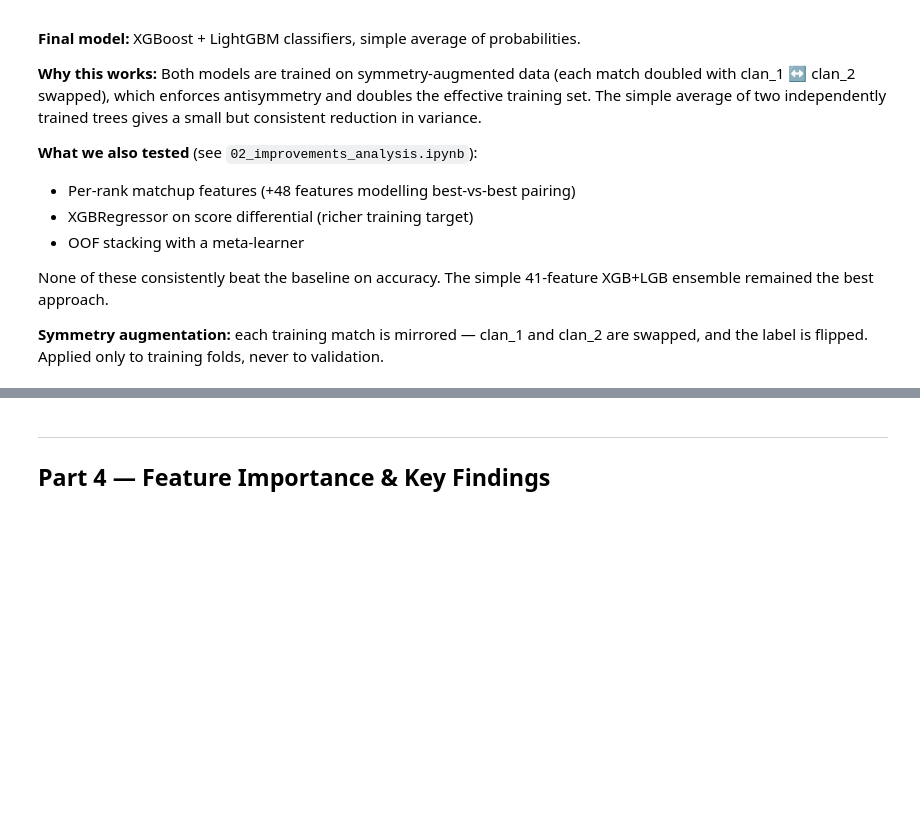
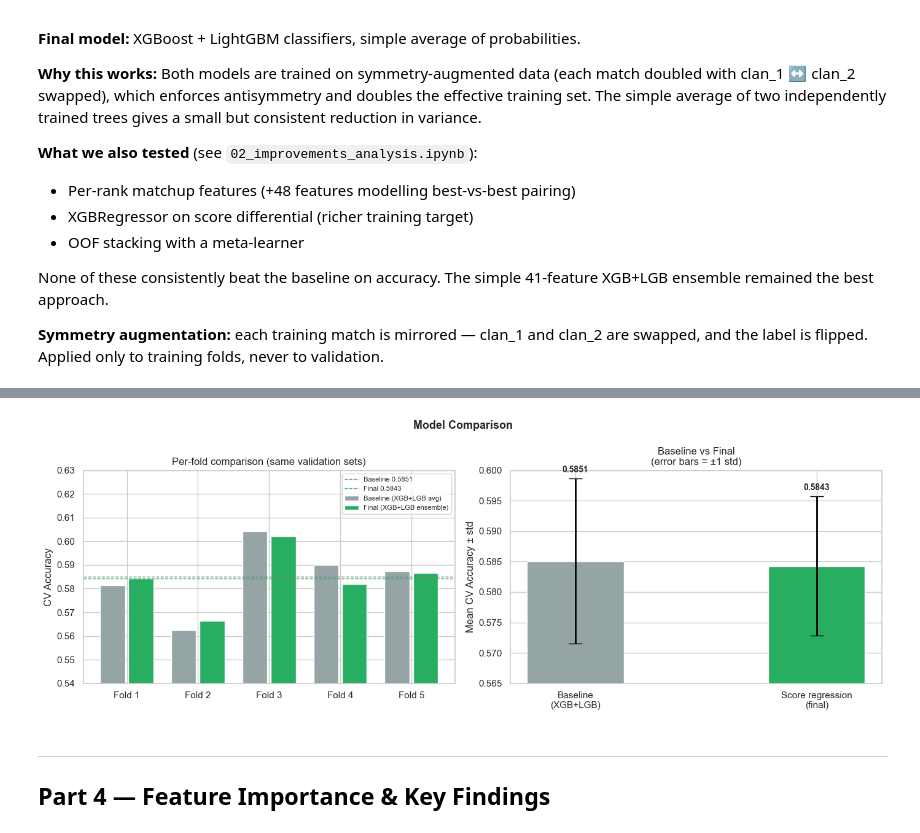
Before and after one commit to MarijaGijic/nordeus-data-science-challenge, a Jupyter notebook: notebooks/03_final_submission.ipynb, the cells around one changed output, grey strips where cells are left out. Saved outputs shown, nothing was run; the diff lists cells and outputs as text; code cells hidden in the pictures; blank space fills up the shorter version.

```diff
--- a/notebooks/03_final_submission.ipynb
+++ b/notebooks/03_final_submission.ipynb
@@ -315,38 +363,40 @@ for name, scores in [('XGB', xgb_scores), ('LGB', lgb_scores), ('Ensemble', ens_
 V1_FOLD_SCORES = [0.5815, 0.5624, 0.6042, 0.5899, 0.5874]
 
 fig, axes = plt.subplots(1, 2, figsize=(14, 5))
 
 x = np.arange(1, 6)
 axes[0].bar(x - 0.2, V1_FOLD_SCORES, 0.35, label='Baseline (XGB+LGB avg)', color='#95a5a6')
-axes[0].bar(x + 0.2, reg_scores,     0.35, label='Final (Score regression)', color='#27ae60')
+axes[0].bar(x + 0.2, ens_scores,     0.35, label='Final (XGB+LGB ensemble)', color='#27ae60')
 axes[0].axhline(np.mean(V1_FOLD_SCORES), color='gray',    linestyle='--', linewidth=1,
                 label=f'Baseline {np.mean(V1_FOLD_SCORES):.4f}')
-axes[0].axhline(np.mean(reg_scores),     color='#27ae60', linestyle='--', linewidth=1,
-                label=f'Final {np.mean(reg_scores):.4f}')
+axes[0].axhline(np.mean(ens_scores),     color='#27ae60', linestyle='--', linewidth=1,
+                label=f'Final {np.mean(ens_scores):.4f}')
 axes[0].set_xticks(x)
 axes[0].set_xticklabels([f'Fold {i}' for i in range(1, 6)])
 axes[0].set_ylabel('CV Accuracy')
 axes[0].set_title('Per-fold comparison (same validation sets)')
 axes[0].legend(fontsize=8)
 axes[0].set_ylim(0.54, 0.63)
 
 models = ['Baseline\n(XGB+LGB)', 'Score regression\n(final)']
-means  = [np.mean(V1_FOLD_SCORES), np.mean(reg_scores)]
-stds   = [np.std(V1_FOLD_SCORES),  np.std(reg_scores)]
+means  = [np.mean(V1_FOLD_SCORES), np.mean(ens_scores)]
+stds   = [np.std(V1_FOLD_SCORES),  np.std(ens_scores)]
 colors = ['#95a5a6', '#27ae60']
 bars   = axes[1].bar(models, means, color=colors, edgecolor='white', width=0.4)
 axes[1].errorbar(range(len(models)), means, yerr=stds,
                  fmt='none', color='black', capsize=8, linewidth=2)
 axes[1].set_ylabel('Mean CV Accuracy ± std')
 axes[1].set_title('Baseline vs Final\n(error bars = ±1 std)')
 axes[1].set_ylim(0.565, 0.600)
 for bar, m, s in zip(bars, means, stds):
     axes[1].text(bar.get_x() + bar.get_width()/2, m + s + 0.001,
                  f'{m:.4f}', ha='center', fontsize=10, fontweight='bold')
 
 plt.suptitle('Model Comparison', fontsize=13, fontweight='bold')
 plt.tight_layout()
 plt.show()
+# %% [output]
+[figure, added]
 # %% [markdown]
 ---
 ## Part 4 — Feature Importance & Key Findings
```
Also changed, not shown: parts of 13 cells of this notebook, 2 other files.
